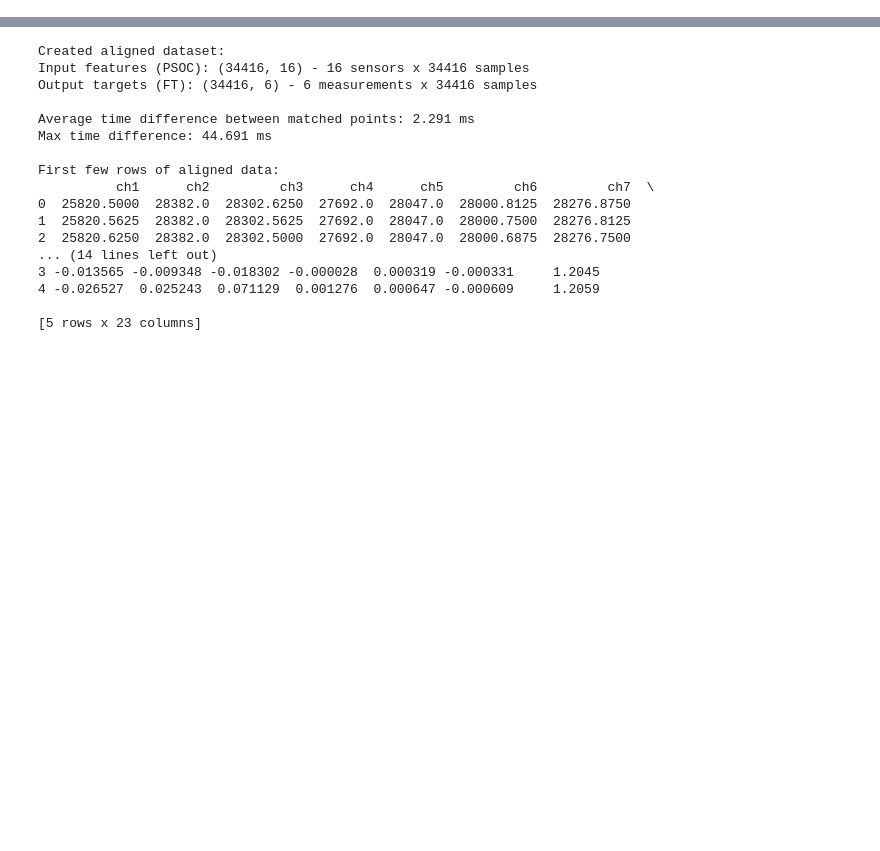
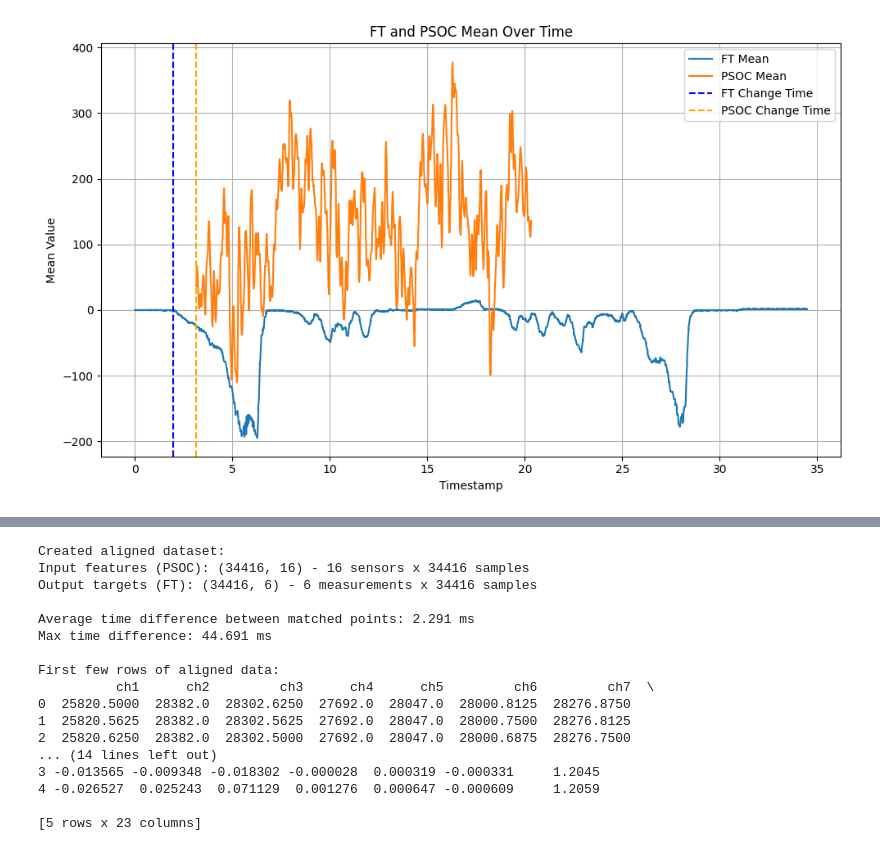
Before and after one commit to ECE382-Team2/ESP_Firmware, a Jupyter notebook: calibration/calibration.ipynb, the cells around one changed output, grey strips where cells are left out. Saved outputs shown, nothing was run; the diff lists cells and outputs as text; code cells hidden in the pictures; blank space fills up the shorter version.

```diff
--- a/calibration/calibration.ipynb
+++ b/calibration/calibration.ipynb
@@ -101,12 +101,13 @@ cols = indices[valid].astype(int) + 1  # +1 because column 0 is timestamp
 # Populate matrix
 psoc_matrix[rows, cols] = vals[valid]
 
+###### interpolation ##########
 
-# #### interpolation ##########
+# Convert to DataFrame for easier manipulation
+col_names = ['timestamp'] + [f'ch{i}' for i in range(1, 17)]
+df_psoc = pd.DataFrame(psoc_matrix, columns=col_names)
 
 # Use pandas interpolate() column-wise (treat exact zeros as missing)
-col_names = ['timestamp'] + [f'ch{i}' for i in range(1, 17)]
-df_psoc = pd.DataFrame(psoc_matrix, columns=col_names)
 
 # Treat exact 0.0 as missing for sensor columns (do not touch timestamp)
 sensor_cols = col_names[1:]
@@ -118,7 +119,17 @@ df_psoc.interpolate(method='linear', axis=0, limit_area='inside', inplace=True)
 # Replace any remaining NaNs with 0.0 to keep the matrix numeric
 df_psoc.fillna(0.0, inplace=True)
 
-
+##### Biasing ##########
+# Subtract the first non-zero (finite) element from each channel column (ch1..ch16)
+sensor_cols = df_psoc.columns[1:]  # ch1..ch16
+for col in sensor_cols:
+    col_ser = df_psoc[col]
+    nonzero_mask = col_ser.notna() & (col_ser != 0)
+    if nonzero_mask.any():
+        first_val = col_ser.loc[nonzero_mask].iloc[0]
+        # subtract from all finite values in the column
+        finite_mask = col_ser.notna()
+        df_psoc.loc[finite_mask, col] = df_psoc.loc[finite_mask, col] - first_val
 
 ##### gets rid of first and last 16 samples #########
 df_psoc = df_psoc.iloc[16:-16].reset_index(drop=True)
@@ -153,5 +164,5 @@ psoc_start_time = psoc_data['timestamp'].iloc[0]
 
 # Modify the timestamp columns in place
 ft_sensor_data['timestamp'] = ft_sensor_data['timestamp'] - ft_start_time
-psoc_data['timestamp'] = (psoc_data['timestamp'] - psoc_start_time) + 1.2 # Add offset
+psoc_data['timestamp'] = (psoc_data['timestamp'] - psoc_start_time)
 #34.3
@@ -158,3 +217,26 @@ psoc_data['timestamp'] = (psoc_data['timestamp'] - psoc_start_time) + 1.2 # Add
+# %%
+import matplotlib.pyplot as plt
+
+# Plot FT mean
+plt.figure(figsize=(10, 6))
+plt.plot(ft_times, ft_mean, label='FT Mean', linewidth=1.5)
+plt.plot(psoc_times, psoc_mean, label='PSOC Mean', linewidth=1.5)
+
+# Add vertical lines showing where changes occur
+if ft_change_time is not None:
+    plt.axvline(ft_change_time, color='blue', linestyle='--', label='FT Change Time')
+if psoc_change_time is not None:
+    plt.axvline(psoc_change_time, color='orange', linestyle='--', label='PSOC Change Time')
+
+plt.title('FT and PSOC Mean Over Time')
+plt.xlabel('Timestamp')
+plt.ylabel('Mean Value')
+plt.legend()
+plt.grid(True)
+plt.tight_layout()
+plt.show()
+# %% [output]
+[figure, added]
 # %%
 # Negate all force and torque measurements from FT sensor
 force_torque_columns = ['fx', 'fy', 'fz', 'tx', 'ty', 'tz']
```
Also changed, not shown: parts of 5 cells of this notebook.
